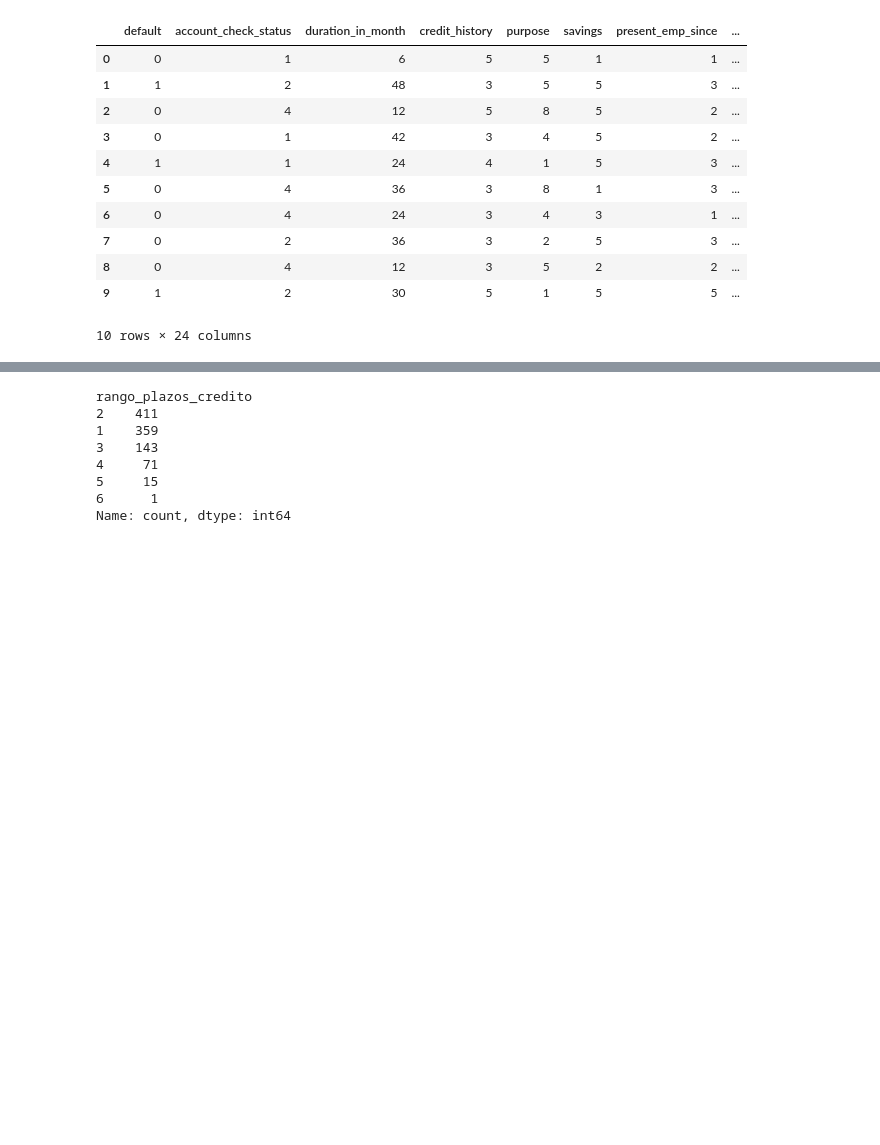
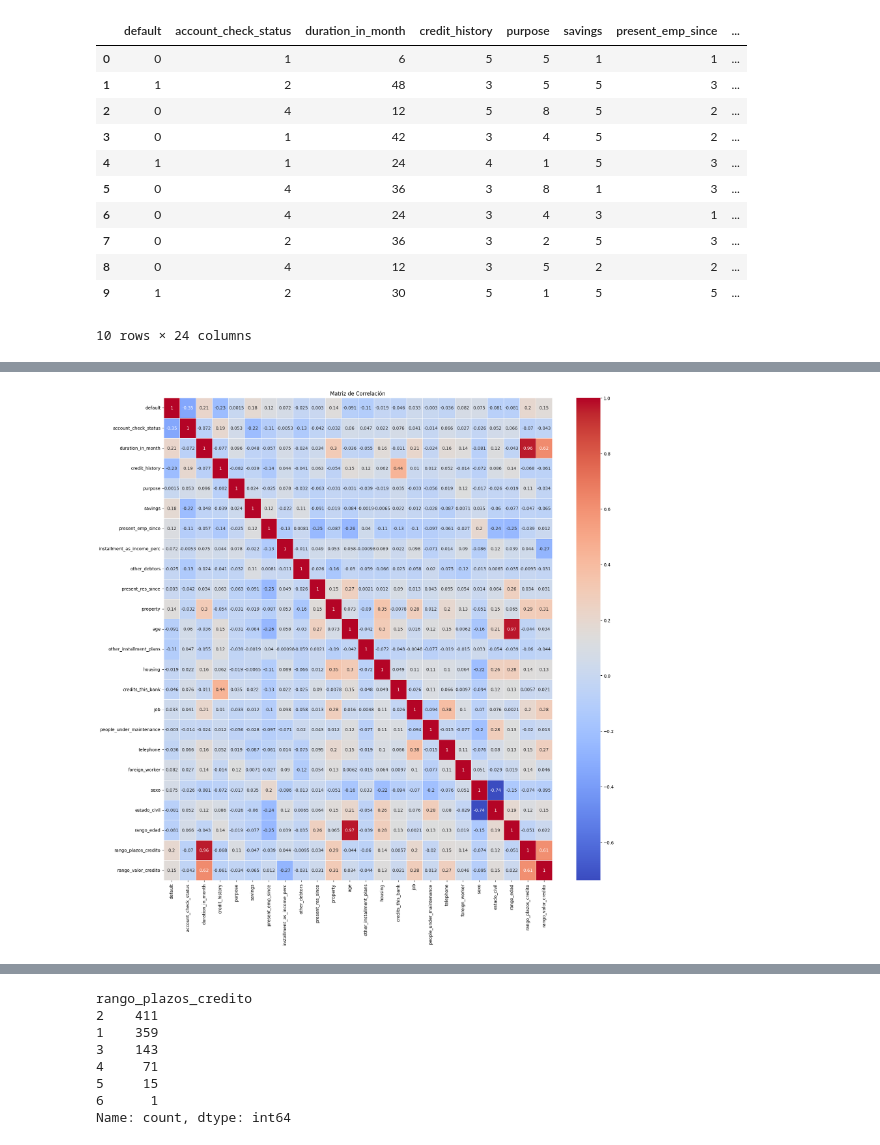
Before and after one commit to pabloing93/credit-scoring-prediction, a Jupyter notebook: limpieza_datos.ipynb, the cells around one changed output, grey strips where cells are left out. Cells and saved outputs as stored; diff of their text form; code cells hidden in the pictures; blank space fills up the shorter version.

```diff
--- a/limpieza_datos.ipynb
+++ b/limpieza_datos.ipynb
@@ -354,3 +247,14 @@ def analisis_exploratorio(df_bank):
+# %%
+    # Gráfico de correlación
+    correlacion = df_banco.corr()
+    df_default = pd.DataFrame(correlacion)
+
+    plt.figure(figsize=(20, 20))
+    sns.heatmap(df_default, annot=True, cmap='coolwarm', linewidths=.5)
+    plt.title('Matriz de Correlación')
+    plt.show()
+# %% [output]
+[figure, added]
 # %%
 #edwin
 analisis_exploratorio(df_banco)
```
Also changed, not shown: parts of 19 cells of this notebook, 9 other files.
